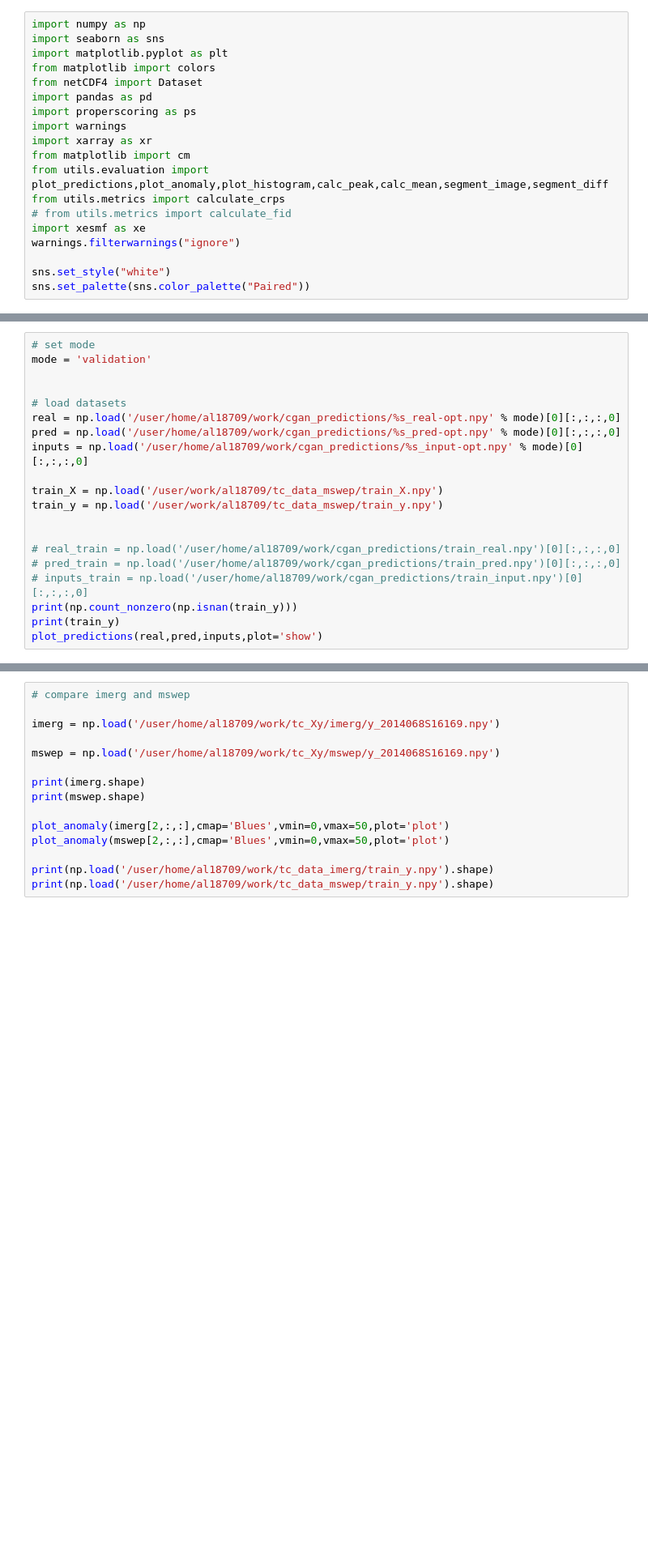
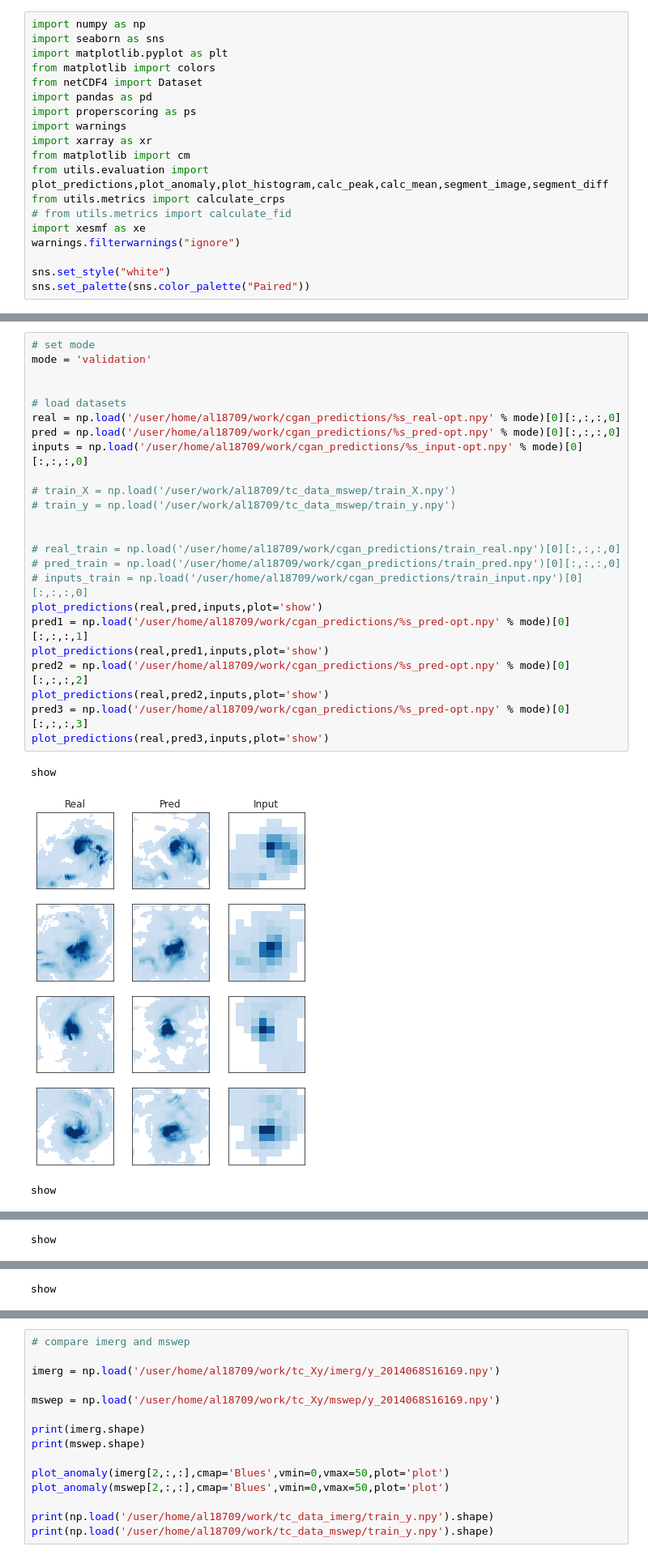
Before and after one commit to vosps/tropical_cyclone, a Jupyter notebook: cgan/eval.ipynb, the cells around one changed output, grey strips where cells are left out. Shown at 81% size. Drawn from its saved outputs; the diff is of its cells as text; blank space fills up the shorter version.

Commit message:
set up ensemble prediction

```diff
--- a/cgan/eval.ipynb
+++ b/cgan/eval.ipynb
@@ -40,20 +40,28 @@ plt.savefig('figs/loss_log.png',bbox_inches='tight')
 # %%
 # set mode
 mode = 'validation'
 
 
 # load datasets
 real = np.load('/user/home/al18709/work/cgan_predictions/%s_real-opt.npy' % mode)[0][:,:,:,0]
 pred = np.load('/user/home/al18709/work/cgan_predictions/%s_pred-opt.npy' % mode)[0][:,:,:,0]
 inputs = np.load('/user/home/al18709/work/cgan_predictions/%s_input-opt.npy' % mode)[0][:,:,:,0]
 
-train_X = np.load('/user/work/al18709/tc_data_mswep/train_X.npy')
-train_y = np.load('/user/work/al18709/tc_data_mswep/train_y.npy')
+# train_X = np.load('/user/work/al18709/tc_data_mswep/train_X.npy')
+# train_y = np.load('/user/work/al18709/tc_data_mswep/train_y.npy')
 
 
 # real_train = np.load('/user/home/al18709/work/cgan_predictions/train_real.npy')[0][:,:,:,0]
 # pred_train = np.load('/user/home/al18709/work/cgan_predictions/train_pred.npy')[0][:,:,:,0]
 # inputs_train = np.load('/user/home/al18709/work/cgan_predictions/train_input.npy')[0][:,:,:,0]
-print(np.count_nonzero(np.isnan(train_y)))
-print(train_y)
 plot_predictions(real,pred,inputs,plot='show')
+pred1 = np.load('/user/home/al18709/work/cgan_predictions/%s_pred-opt.npy' % mode)[0][:,:,:,1]
+plot_predictions(real,pred1,inputs,plot='show')
+pred2 = np.load('/user/home/al18709/work/cgan_predictions/%s_pred-opt.npy' % mode)[0][:,:,:,2]
+plot_predictions(real,pred2,inputs,plot='show')
+pred3 = np.load('/user/home/al18709/work/cgan_predictions/%s_pred-opt.npy' % mode)[0][:,:,:,3]
+plot_predictions(real,pred3,inputs,plot='show')
+# %% [output]
+show
+[figure, added]
+show
@@ -59,0 +69 @@ plot_predictions(real,pred,inputs,plot='show')
+show
@@ -59,0 +71 @@ plot_predictions(real,pred,inputs,plot='show')
+show
```
Also changed, not shown: parts of 9 cells of this notebook, 1 other file.
